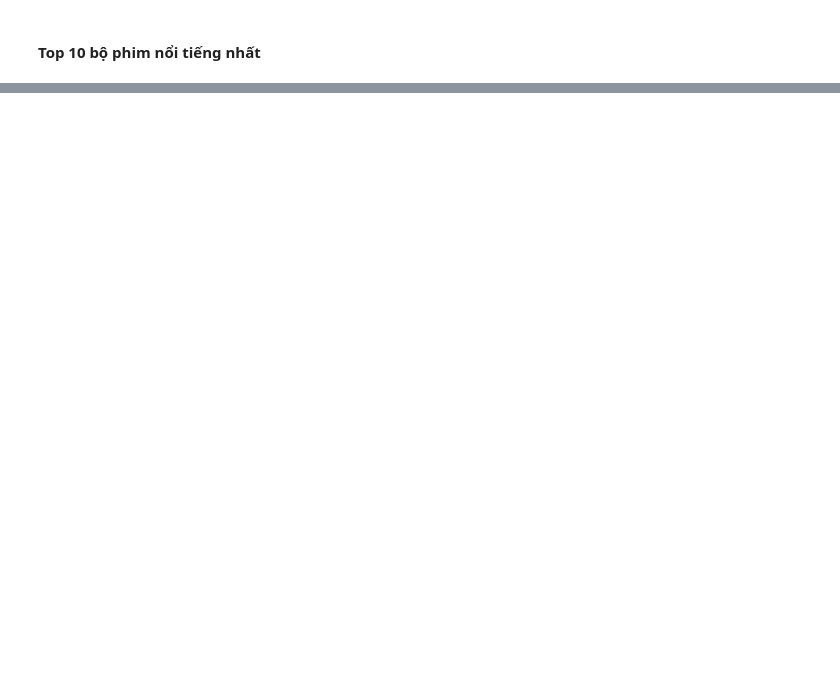
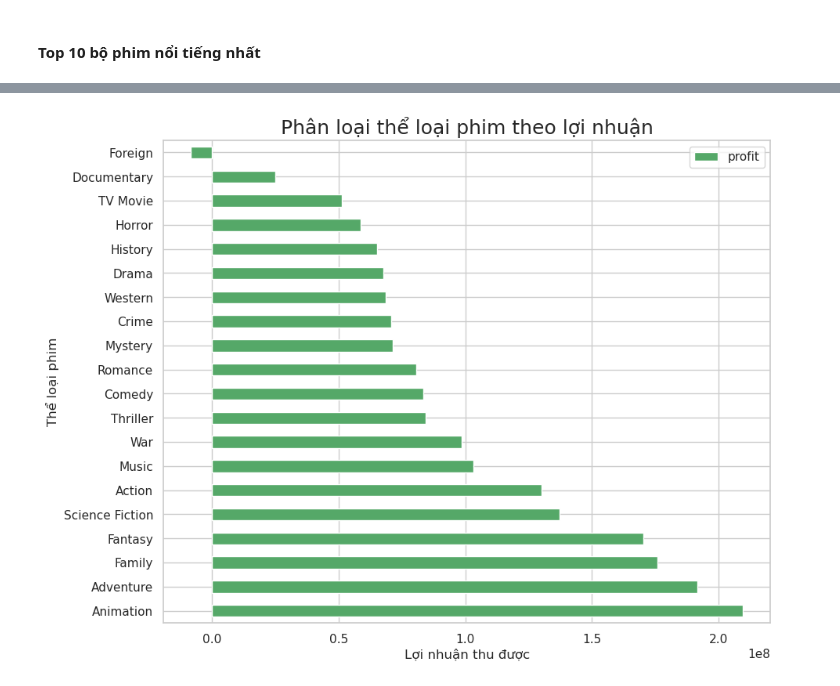
Before and after one commit to Nnguyen-dev2805/PYTHON_FinalProject, a Jupyter notebook: report.ipynb, the cells around one changed output, grey strips where cells are left out. Cells and saved outputs as stored; diff of their text form; code cells hidden in the pictures; blank space fills up the shorter version.

```diff
--- a/report.ipynb
+++ b/report.ipynb
@@ -471,0 +519,14 @@ plt.show()
+# %%
+# lấy DataFrame df_split để chuẩn bị cho việc phân tích
+profit_and_genres_df = df_split[['original_title', 'profit', 'genres']]
+
+# tiến hành nhóm theo thể loại genres và tính lợi nhuận trung trình cho từng thể loại
+# as_index=False giữ genres là một cột thay vì đưa nó thành index
+mean_profit_vs_genre_df = (
+    profit_and_genres_df.groupby('genres', as_index=False)['profit'].mean()
+)
+
+# tạo 1 DataFrame mới chứa genres và profit
+mean_profit_vs_genre_df = mean_profit_vs_genre_df.sort_values('profit', ascending=False)
+
+mean_profit_vs_genre_df.head()
@@ -471,0 +540,15 @@ plt.show()
+# %%
+mean_profit_vs_genre_df.plot(
+    x='genres',  # Dùng 'genres' làm nhãn trục
+    y='profit',  # Lợi nhuận tương ứng với thể loại
+    kind='barh',
+    figsize=(10, 8),
+    color='g'
+)
+
+plt.title('Phân loại thể loại phim theo lợi nhuận', size=18)
+plt.xlabel('Lợi nhuận thu được', size=12)
+plt.ylabel('Thể loại phim', size=12)
+plt.show()
+# %% [output]
+[figure, added]
```
Also changed, not shown: parts of 29 cells of this notebook, 1 other file.
